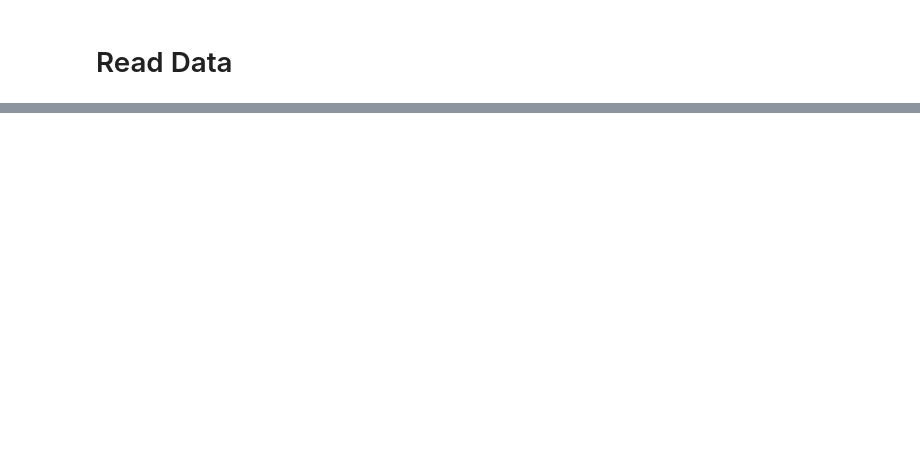
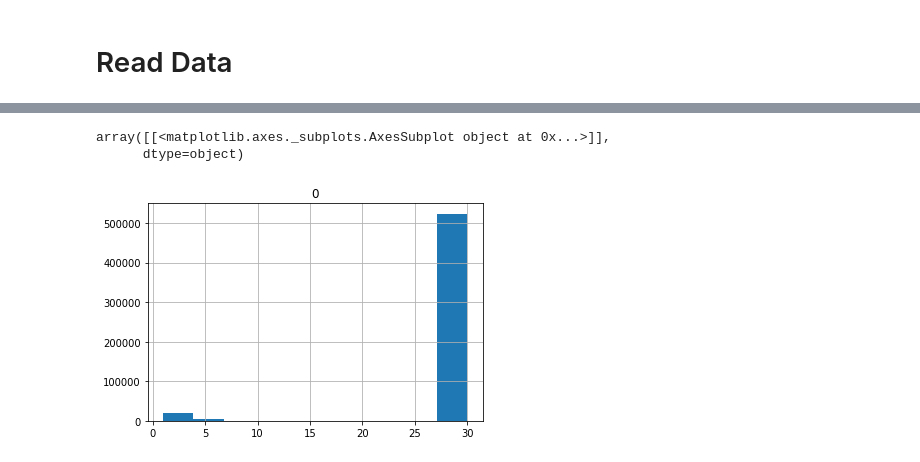
Before and after one commit to brunotagoncalves/MeLi_2021_demand_prediction, a Jupyter notebook: meli_EDA_1st_sub.ipynb, the cells around one changed output, grey strips where cells are left out. Saved outputs shown, nothing was run; the diff lists cells and outputs as text; code cells hidden in the pictures; blank space fills up the shorter version.

```diff
--- a/meli_EDA_1st_sub.ipynb
+++ b/meli_EDA_1st_sub.ipynb
@@ -27,0 +200,23 @@ sample_submission.c 100%[===================>]  18.86M  14.7MB/s    in 1.3s
+# %%
+# initialize data
+train_data = g_df.loc[:,'current_price_count':'shipping_payment_shipping_payment'].sample(frac=.1,random_state=123)
+train_label = g_df.loc[:,'target'].sample(frac=.1,random_state=123)
+test_data = g_df.loc[~g_df.sku.isnull(),'current_price_count':'shipping_payment_shipping_payment']#.sample(frac=.1,random_state=1234)
+# initialize Pool
+train_pool = Pool(train_data,
+                  train_label)#,
+                  #cat_features=[0,2,5])
+test_pool = Pool(test_data)#,
+                 #cat_features=[0,2,5])
+
+# specify the training parameters
+model = CatBoostClassifier()
+#train the model
+model.fit(train_pool)
+# make the prediction using the resulting model
+# %%
+pd.DataFrame(model.predict(test_data)).hist()
+# %% [output]
+array([[<matplotlib.axes._subplots.AxesSubplot object at 0x...>]],
+      dtype=object)
+[figure, added]
```
Also changed, not shown: parts of 31 cells of this notebook.
